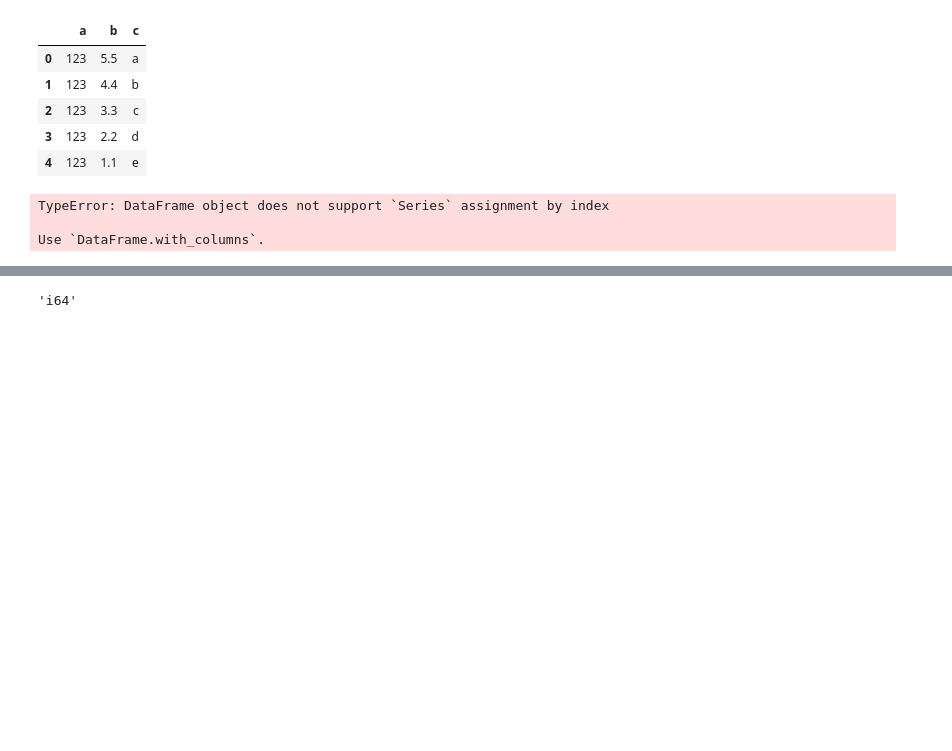
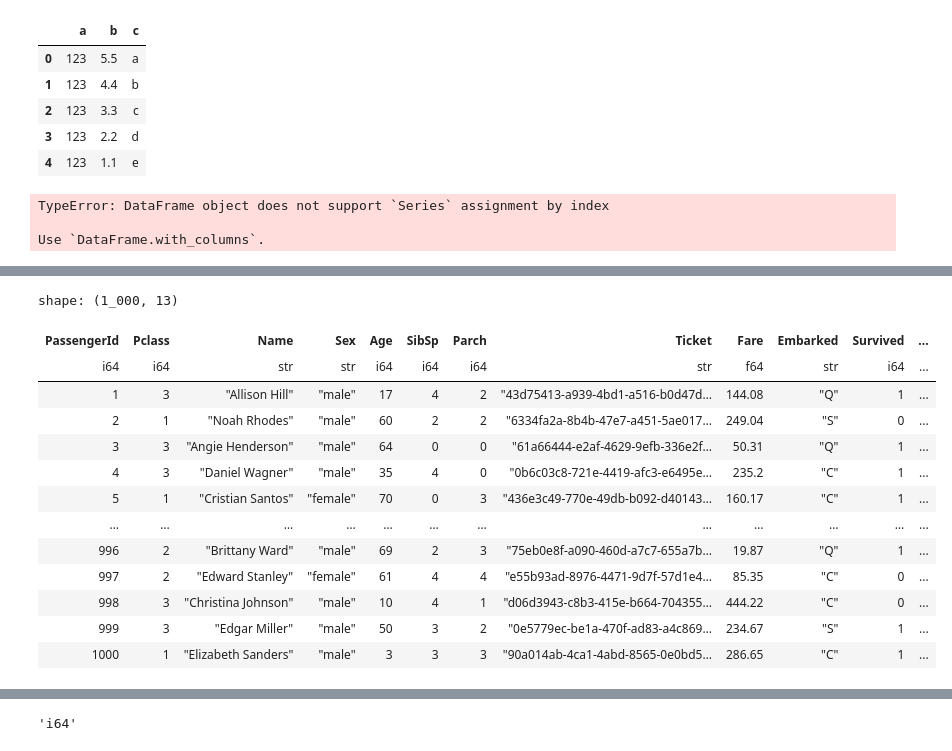
Before and after one commit to maspectra/learn-polars, a Jupyter notebook: presentation.ipynb, the cells around one changed output, grey strips where cells are left out. Cells and saved outputs as stored; diff of their text form; code cells hidden in the pictures; blank space fills up the shorter version.

```diff
--- a/presentation.ipynb
+++ b/presentation.ipynb
@@ -174,0 +736,3 @@ Use `DataFrame.with_columns`.
+# %%
+titanic = pl.read_csv("data/titanic.csv", infer_schema_length=None)
+titanic
@@ -174,0 +754,28 @@ Use `DataFrame.with_columns`.
+# %%
+titanic1 = titanic.with_columns(
+    pl.when(pl.col("Sex") == "male").then(0).otherwise(1).alias("SEXN"),
+    pl.when(pl.col("Survived") == 1)
+    .then(
+        pl.when(pl.col("Age") < 18)
+        .then(pl.lit("Survived Child"))
+        .otherwise(pl.lit("Survived Adult"))
+    )
+    .otherwise(None)
+    .alias("Survived Status"),
+)
+titanic1
+# %% [output]
+shape: (1_000, 13)
+| PassengerId | Pclass | Name | Sex | Age | SibSp | Parch | Ticket | Fare | Embarked | Survived | ... |
+| i64 | i64 | str | str | i64 | i64 | i64 | str | f64 | str | i64 | ... |
+| 1 | 3 | "Allison Hill" | "male" | 17 | 4 | 2 | "43d75413-a939-4bd1-a516-b0d47d… | 144.08 | "Q" | 1 | ... |
+| 2 | 1 | "Noah Rhodes" | "male" | 60 | 2 | 2 | "6334fa2a-8b4b-47e7-a451-5ae017… | 249.04 | "S" | 0 | ... |
+| 3 | 3 | "Angie Henderson" | "male" | 64 | 0 | 0 | "61a66444-e2af-4629-9efb-336e2f… | 50.31 | "Q" | 1 | ... |
+| 4 | 3 | "Daniel Wagner" | "male" | 35 | 4 | 0 | "0b6c03c8-721e-4419-afc3-e6495e… | 235.2 | "C" | 1 | ... |
+| 5 | 1 | "Cristian Santos" | "female" | 70 | 0 | 3 | "436e3c49-770e-49db-b092-d40143… | 160.17 | "C" | 1 | ... |
+| … | … | … | … | … | … | … | … | … | … | … | ... |
+| 996 | 2 | "Brittany Ward" | "male" | 69 | 2 | 3 | "75eb0e8f-a090-460d-a7c7-655a7b… | 19.87 | "Q" | 1 | ... |
+| 997 | 2 | "Edward Stanley" | "female" | 61 | 4 | 4 | "e55b93ad-8976-4471-9d7f-57d1e4… | 85.35 | "C" | 0 | ... |
+| 998 | 3 | "Christina Johnson" | "male" | 10 | 4 | 1 | "d06d3943-c8b3-415e-b664-704355… | 444.22 | "C" | 0 | ... |
+| 999 | 3 | "Edgar Miller" | "male" | 50 | 3 | 2 | "0e5779ec-be1a-470f-ad83-a4c869… | 234.67 | "S" | 1 | ... |
+| 1000 | 1 | "Elizabeth Sanders" | "male" | 3 | 3 | 3 | "90a014ab-4ca1-4abd-8565-0e0bd5… | 286.65 | "C" | 1 | ... |
```
Also changed, not shown: parts of 64 cells of this notebook, 5 other files.
